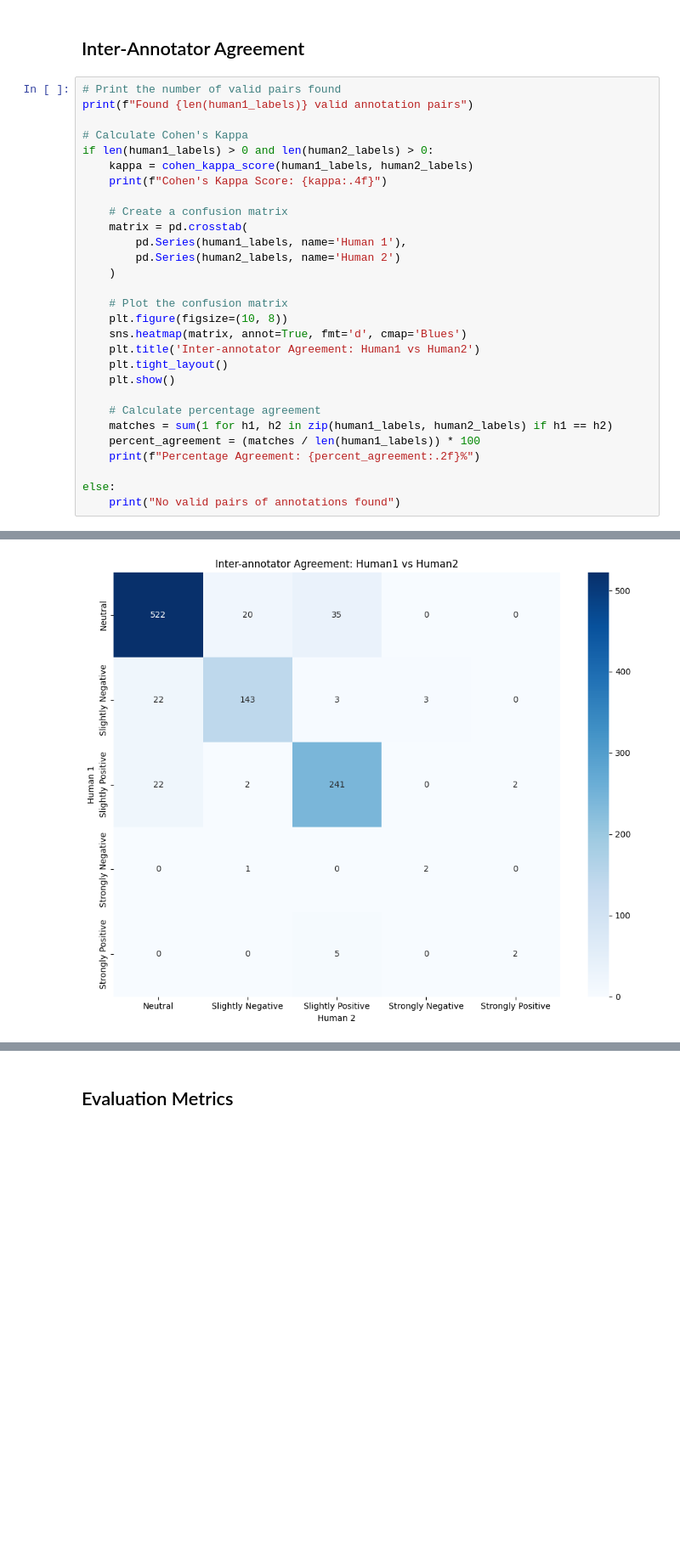
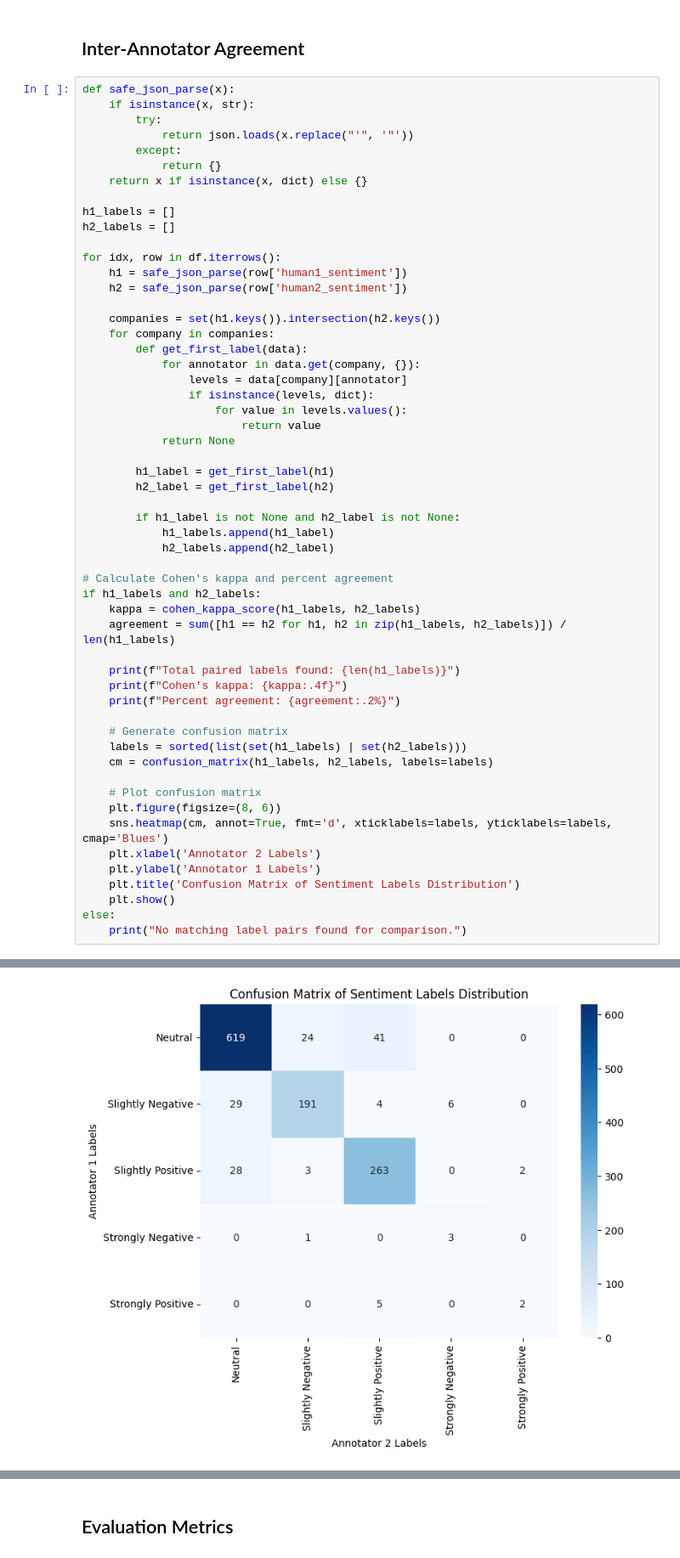
Before and after one commit to nicholaswongsg/Information-Retrieval-on-Stocks, a Jupyter notebook: Metrics_calc/Evaluation_Metrics.ipynb, the cells around one changed output, grey strips where cells are left out. Shown at 85% size. Drawn from its saved outputs; the diff is of its cells as text; blank space fills up the shorter version.

```diff
--- a/Metrics_calc/Evaluation_Metrics.ipynb
+++ b/Metrics_calc/Evaluation_Metrics.ipynb
@@ -64,32 +21,58 @@ Neutral
 # %% [markdown]
 ## Inter-Annotator Agreement
 # %%
-# Print the number of valid pairs found
-print(f"Found {len(human1_labels)} valid annotation pairs")
+def safe_json_parse(x):
+    if isinstance(x, str):
+        try:
+            return json.loads(x.replace("'", '"'))
+        except:
+            return {}
+    return x if isinstance(x, dict) else {}
 
-# Calculate Cohen's Kappa
-if len(human1_labels) > 0 and len(human2_labels) > 0:
-    kappa = cohen_kappa_score(human1_labels, human2_labels)
-    print(f"Cohen's Kappa Score: {kappa:.4f}")
+h1_labels = []
+h2_labels = []
 
-    # Create a confusion matrix
-    matrix = pd.crosstab(
-        pd.Series(human1_labels, name='Human 1'),
-        pd.Series(human2_labels, name='Human 2')
-    )
+for idx, row in df.iterrows():
+    h1 = safe_json_parse(row['human1_sentiment'])
+    h2 = safe_json_parse(row['human2_sentiment'])
 
-    # Plot the confusion matrix
-    plt.figure(figsize=(10, 8))
-    sns.heatmap(matrix, annot=True, fmt='d', cmap='Blues')
-    plt.title('Inter-annotator Agreement: Human1 vs Human2')
-    plt.tight_layout()
+    companies = set(h1.keys()).intersection(h2.keys())
+    for company in companies:
+        def get_first_label(data):
+            for annotator in data.get(company, {}):
+                levels = data[company][annotator]
+                if isinstance(levels, dict):
+                    for value in levels.values():
+                        return value
+            return None
+
+        h1_label = get_first_label(h1)
+        h2_label = get_first_label(h2)
+
+        if h1_label is not None and h2_label is not None:
+            h1_labels.append(h1_label)
+            h2_labels.append(h2_label)
+
+# Calculate Cohen's kappa and percent agreement
+if h1_labels and h2_labels:
+    kappa = cohen_kappa_score(h1_labels, h2_labels)
+    agreement = sum([h1 == h2 for h1, h2 in zip(h1_labels, h2_labels)]) / len(h1_labels)
+
+    print(f"Total paired labels found: {len(h1_labels)}")
+    print(f"Cohen's kappa: {kappa:.4f}")
+    print(f"Percent agreement: {agreement:.2%}")
+
+    # Generate confusion matrix
+    labels = sorted(list(set(h1_labels) | set(h2_labels)))
+    cm = confusion_matrix(h1_labels, h2_labels, labels=labels)
+
+    # Plot confusion matrix
+    plt.figure(figsize=(8, 6))
+    sns.heatmap(cm, annot=True, fmt='d', xticklabels=labels, yticklabels=labels, cmap='Blues')
+    plt.xlabel('Annotator 2 Labels')
+    plt.ylabel('Annotator 1 Labels')
+    plt.title('Confusion Matrix of Sentiment Labels Distribution')
     plt.show()
-
-    # Calculate percentage agreement
-    matches = sum(1 for h1, h2 in zip(human1_labels, human2_labels) if h1 == h2)
-    percent_agreement = (matches / len(human1_labels)) * 100
-    print(f"Percentage Agreement: {percent_agreement:.2f}%")
-
 else:
-    print("No valid pairs of annotations found")
+    print("No matching label pairs found for comparison.")
 # %% [output]
@@ -98 +82 @@ Cohen's Kappa Score: 0.8098
-[figure, old version]
+[figure, new version]
```
Also changed, not shown: parts of 14 cells of this notebook, 1 other file.
